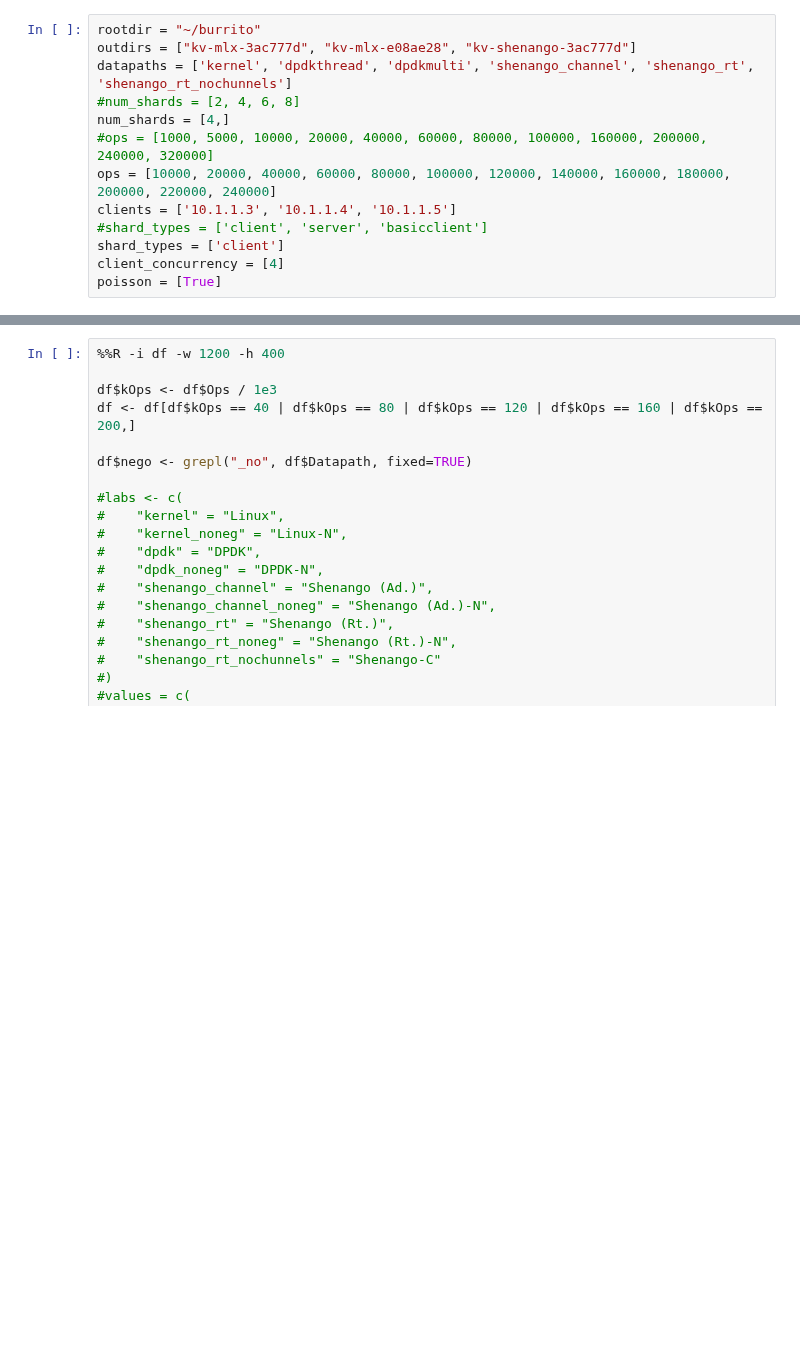
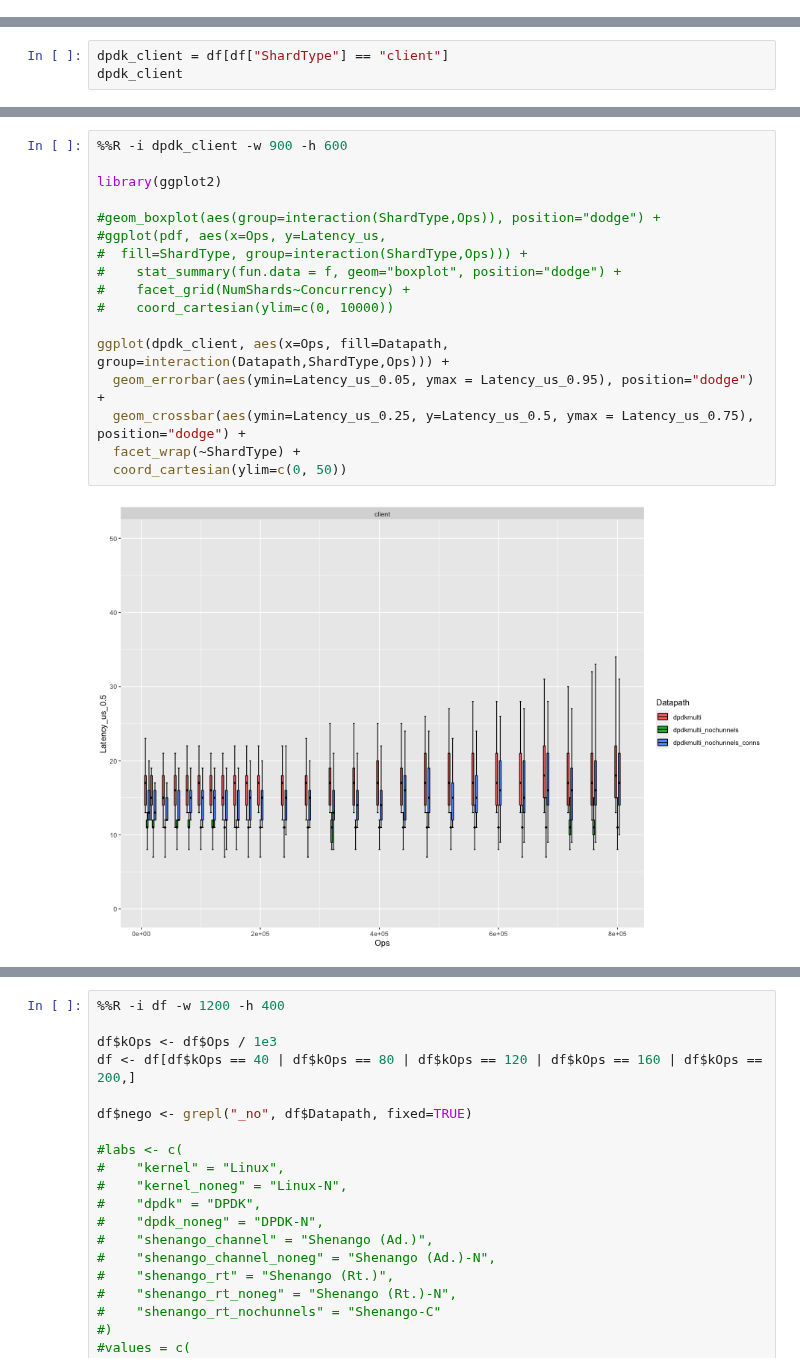
Before and after one commit to akshayknarayan/burrito, a Jupyter notebook: scripts/kv.ipynb, the cells around one changed output, grey strips where cells are left out. Cells and saved outputs as stored; diff of their text form; blank space fills up the shorter version.

```diff
--- a/scripts/kv.ipynb
+++ b/scripts/kv.ipynb
@@ -31,13 +38,0 @@ RayContext(dashboard_url='', python_version='3.8.10', ray_version='1.12.1', ray_
-# %%
-rootdir = "~/burrito"
-outdirs = ["kv-mlx-3ac777d", "kv-mlx-e08ae28", "kv-shenango-3ac777d"]
-datapaths = ['kernel', 'dpdkthread', 'dpdkmulti', 'shenango_channel', 'shenango_rt', 'shenango_rt_nochunnels']
-#num_shards = [2, 4, 6, 8]
-num_shards = [4,]
-#ops = [1000, 5000, 10000, 20000, 40000, 60000, 80000, 100000, 160000, 200000, 240000, 320000]
-ops = [10000, 20000, 40000, 60000, 80000, 100000, 120000, 140000, 160000, 180000, 200000, 220000, 240000]
-clients = ['10.1.1.3', '10.1.1.4', '10.1.1.5']
-#shard_types = ['client', 'server', 'basicclient']
-shard_types = ['client']
-client_concurrency = [4]
-poisson = [True]
@@ -127,0 +226,3 @@ df.to_csv('kv-mlx-3ac777d-quantiles.csv')
+# %%
+dpdk_client = df[df["ShardType"] == "client"]
+dpdk_client
@@ -127,0 +243,19 @@ df.to_csv('kv-mlx-3ac777d-quantiles.csv')
+# %%
+%%R -i dpdk_client -w 900 -h 600
+
+library(ggplot2)
+
+#geom_boxplot(aes(group=interaction(ShardType,Ops)), position="dodge") +
+#ggplot(pdf, aes(x=Ops, y=Latency_us,
+#  fill=ShardType, group=interaction(ShardType,Ops))) +
+#    stat_summary(fun.data = f, geom="boxplot", position="dodge") +
+#    facet_grid(NumShards~Concurrency) +
+#    coord_cartesian(ylim=c(0, 10000))
+
+ggplot(dpdk_client, aes(x=Ops, fill=Datapath, group=interaction(Datapath,ShardType,Ops))) +
+  geom_errorbar(aes(ymin=Latency_us_0.05, ymax = Latency_us_0.95), position="dodge") +
+  geom_crossbar(aes(ymin=Latency_us_0.25, y=Latency_us_0.5, ymax = Latency_us_0.75), position="dodge") +
+  facet_wrap(~ShardType) +
+  coord_cartesian(ylim=c(0, 50))
+# %% [output]
+[figure, added]
```
Also changed, not shown: parts of 26 cells of this notebook, 2 other files.
